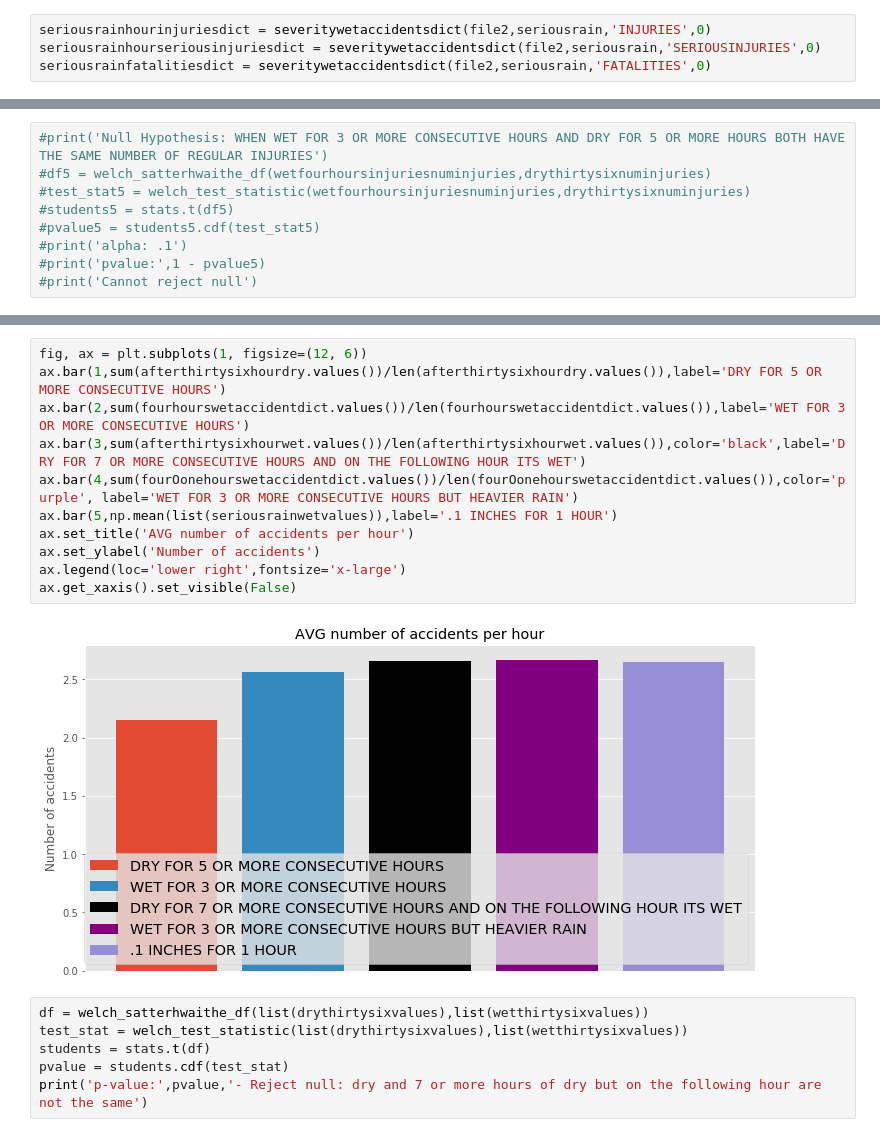
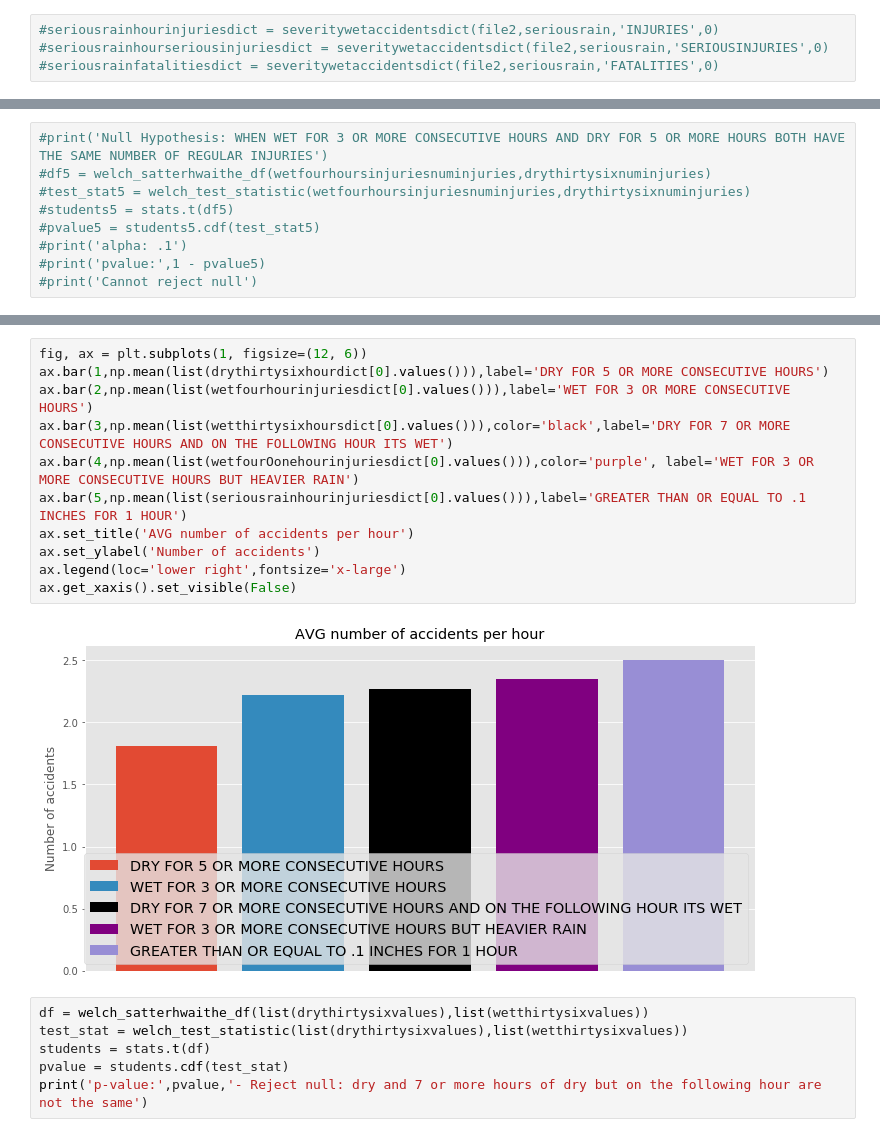
Before and after one commit to Tenacious-E/CarAccidentAnalysis, a Jupyter notebook: Capstone 1.ipynb, the cells around one changed output, grey strips where cells are left out. Saved outputs shown, nothing was run; the diff lists cells and outputs as text.

Commit message:
updated graphs

```diff
--- a/Capstone 1.ipynb
+++ b/Capstone 1.ipynb
@@ -302,7 +327,7 @@ Serious Injuries Below
 Fatalities Below
 0
 # %%
-seriousrainhourinjuriesdict = severitywetaccidentsdict(file2,seriousrain,'INJURIES',0)
-seriousrainhourseriousinjuriesdict = severitywetaccidentsdict(file2,seriousrain,'SERIOUSINJURIES',0)
-seriousrainfatalitiesdict = severitywetaccidentsdict(file2,seriousrain,'FATALITIES',0)
+#seriousrainhourinjuriesdict = severitywetaccidentsdict(file2,seriousrain,'INJURIES',0)
+#seriousrainhourseriousinjuriesdict = severitywetaccidentsdict(file2,seriousrain,'SERIOUSINJURIES',0)
+#seriousrainfatalitiesdict = severitywetaccidentsdict(file2,seriousrain,'FATALITIES',0)
 # %%
@@ -506,16 +434,16 @@ AVG number of Accidents per time period
 # %%
 fig, ax = plt.subplots(1, figsize=(12, 6))
-ax.bar(1,sum(afterthirtysixhourdry.values())/len(afterthirtysixhourdry.values()),label='DRY FOR 5 OR MORE CONSECUTIVE HOURS')
-ax.bar(2,sum(fourhourswetaccidentdict.values())/len(fourhourswetaccidentdict.values()),label='WET FOR 3 OR MORE CONSECUTIVE HOURS')
-ax.bar(3,sum(afterthirtysixhourwet.values())/len(afterthirtysixhourwet.values()),color='black',label='DRY FOR 7 OR MORE CONSECUTIVE HOURS AND ON THE FOLLOWING HOUR ITS WET')
-ax.bar(4,sum(fourOonehourswetaccidentdict.values())/len(fourOonehourswetaccidentdict.values()),color='purple', label='WET FOR 3 OR MORE CONSECUTIVE HOURS BUT HEAVIER RAIN')
-ax.bar(5,np.mean(list(seriousrainwetvalues)),label='.1 INCHES FOR 1 HOUR')
+ax.bar(1,np.mean(list(drythirtysixhourdict[0].values())),label='DRY FOR 5 OR MORE CONSECUTIVE HOURS')
+ax.bar(2,np.mean(list(wetfourhourinjuriesdict[0].values())),label='WET FOR 3 OR MORE CONSECUTIVE HOURS')
+ax.bar(3,np.mean(list(wetthirtysixhoursdict[0].values())),color='black',label='DRY FOR 7 OR MORE CONSECUTIVE HOURS AND ON THE FOLLOWING HOUR ITS WET')
+ax.bar(4,np.mean(list(wetfourOonehourinjuriesdict[0].values())),color='purple', label='WET FOR 3 OR MORE CONSECUTIVE HOURS BUT HEAVIER RAIN')
+ax.bar(5,np.mean(list(seriousrainhourinjuriesdict[0].values())),label='GREATER THAN OR EQUAL TO .1 INCHES FOR 1 HOUR')
 ax.set_title('AVG number of accidents per hour')
 ax.set_ylabel('Number of accidents')
 ax.legend(loc='lower right',fontsize='x-large')
 ax.get_xaxis().set_visible(False)
 # %% [output]
-[figure, old version]
+[figure, new version]
 # %%
 df = welch_satterhwaithe_df(list(drythirtysixvalues),list(wetthirtysixvalues))
 test_stat = welch_test_statistic(list(drythirtysixvalues),list(wetthirtysixvalues))
```
Also changed, not shown: parts of 20 cells of this notebook, 1 other file.
